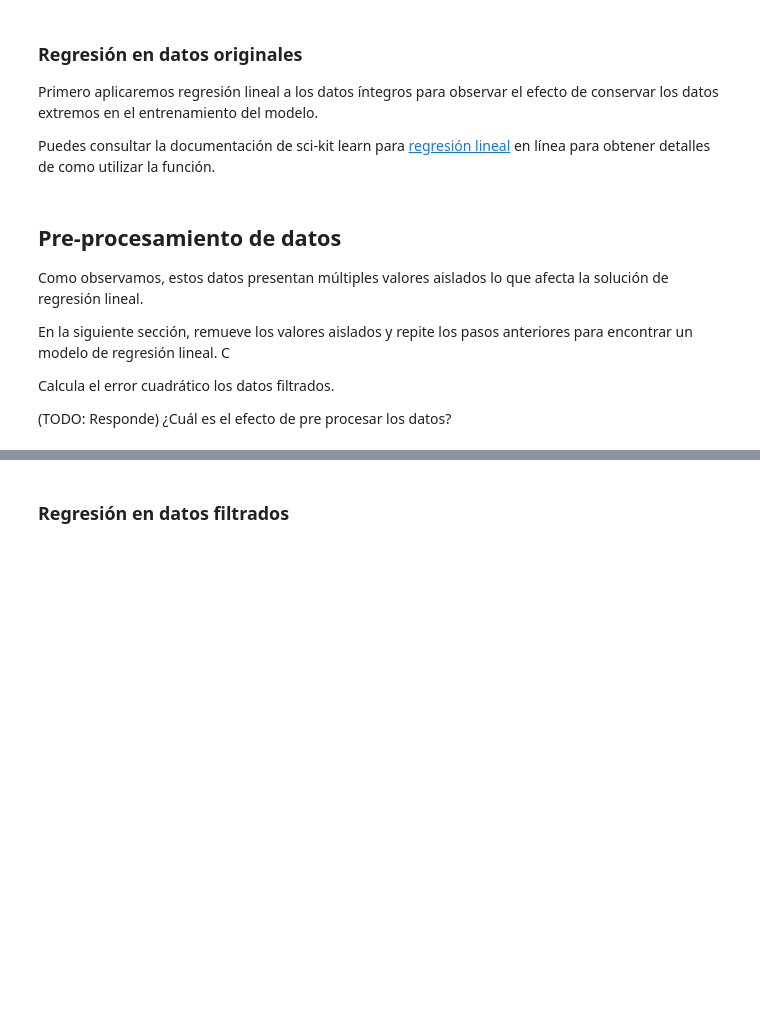
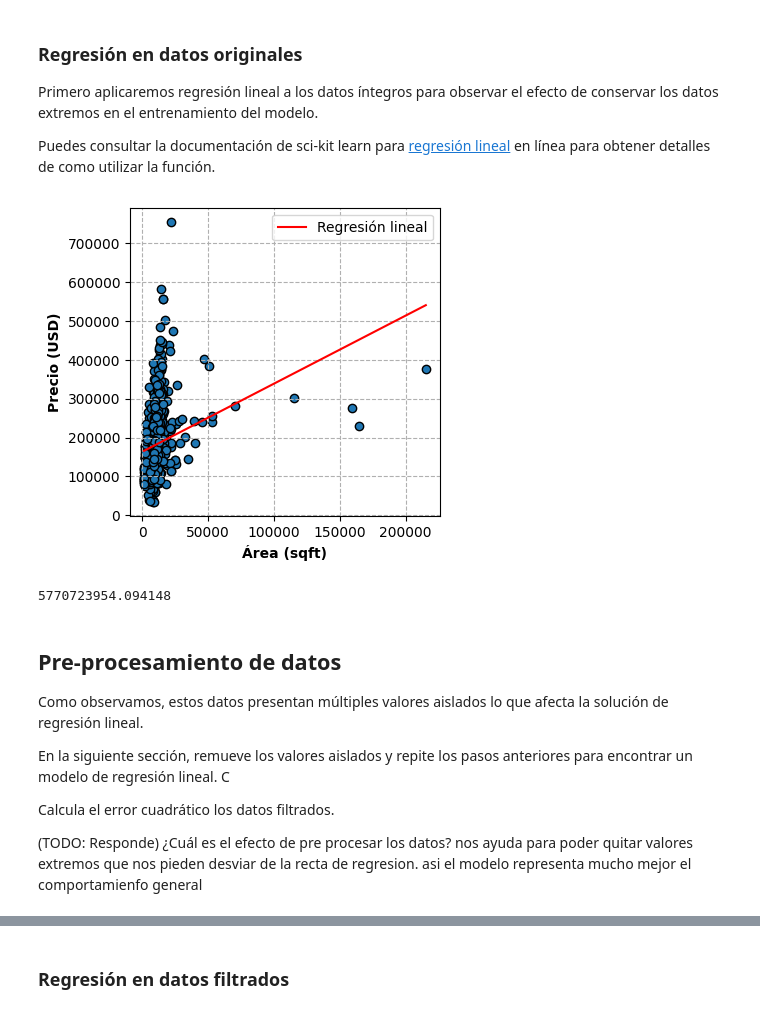
Before and after one commit to JessicaBorja/ml26_01, a Jupyter notebook: src/ml26/E03_LinearReg/linear_regression copyAngel.ipynb, the cells around one changed output, grey strips where cells are left out. Drawn from its saved outputs; the diff is of its cells as text; code cells hidden in the pictures; blank space fills up the shorter version.

```diff
--- a/src/ml26/E03_LinearReg/linear_regression copyAngel.ipynb
+++ b/src/ml26/E03_LinearReg/linear_regression copyAngel.ipynb
@@ -153,7 +168,7 @@ def read_data(data_dir, file):
     return df
 
 # Leer los datasets
-data_dir = "../../datasets/house_prices"
+data_dir = "../datasets/house_prices"
 data = read_data(data_dir, "train.csv")
 
 # Filtrar los datos para seleccionar las columnas de interes
@@ -199,21 +216,37 @@ Primero aplicaremos regresión lineal a los datos íntegros para observar el efe
 Puedes consultar la documentación de sci-kit learn para  [regresión lineal](https://scikit-learn.org/stable/modules/generated/sklearn.linear_model.LinearRegression.html) en línea para obtener detalles de como utilizar la función.
 # %%
 from sklearn.linear_model import LinearRegression
+
 X = X.reshape(-1, 1)
 
-# TODO: Usas la funcion integrada de scikit learn para encontrar un modelo de regresión lineal que se ajuste a los datos de entrenamiento y obtén las predicciones
-preds = ...
+# Crear y entrenar modelo
+model = LinearRegression()
+model.fit(X, y)
+
+# Obtener predicciones
+preds = model.predict(X)
 
 # Graficamos los datos originales
 fig, ax = plot_data(X, y)
-# TODO: Grafica la linea resultante sobre los datos originales
-ax.plot(X, preds, 'r')
+
+# Graficar la línea resultante
+sorted_idx = np.argsort(X[:, 0])
+ax.plot(X[sorted_idx], preds[sorted_idx], 'r', label='Regresión lineal')
 
 plt.legend()
+plt.show()
 
-# TODO: calcula el error cuadrado promedio
-mean_error = ...
+# Calcular el error cuadrado promedio en validación
+X_val = np.array(val_data["LotArea"]).reshape(-1, 1)
+y_val = np.array(val_data["SalePrice"])
+
+val_preds = model.predict(X_val)
+mean_error = np.mean((y_val - val_preds) ** 2)
+
 print(mean_error)
+# %% [output]
+[figure, added]
+5770723954.094148
 # %% [markdown]
 ## Pre-procesamiento de datos
 Como observamos, estos datos presentan múltiples valores aislados lo que afecta la solución de regresión lineal.
@@ -222,5 +255,5 @@ En la siguiente sección, remueve los valores aislados y repite los pasos anteri
 
 Calcula el error cuadrático los datos filtrados.
 
-(TODO: Responde) ¿Cuál es el efecto de pre procesar los datos?
+(TODO: Responde) ¿Cuál es el efecto de pre procesar los datos? nos ayuda para poder quitar valores extremos que nos pieden desviar de la recta de regresion. asi el modelo representa mucho mejor el comportamienfo general
 # %%
```
Also changed, not shown: parts of 10 cells of this notebook, 1 other file.
